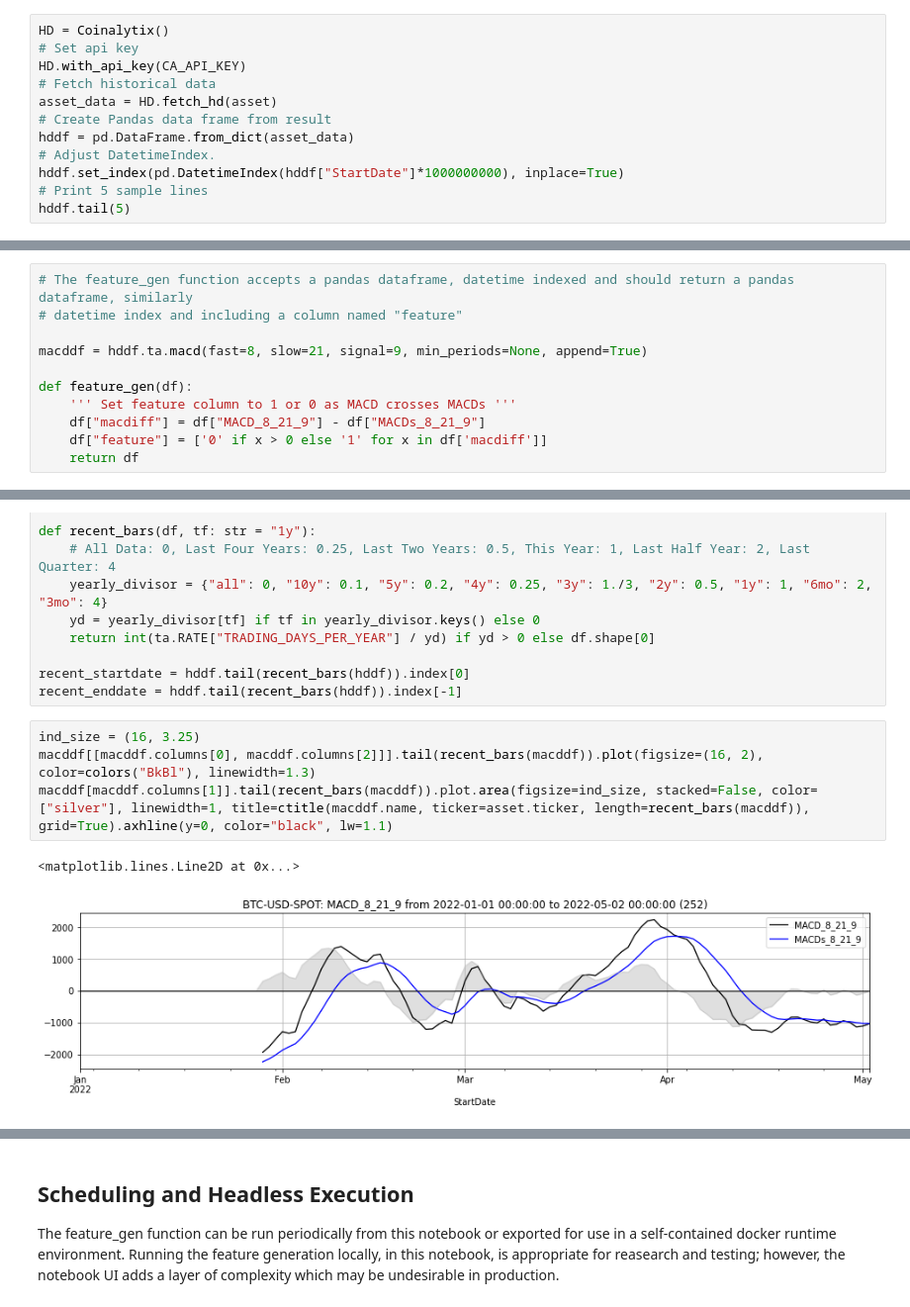
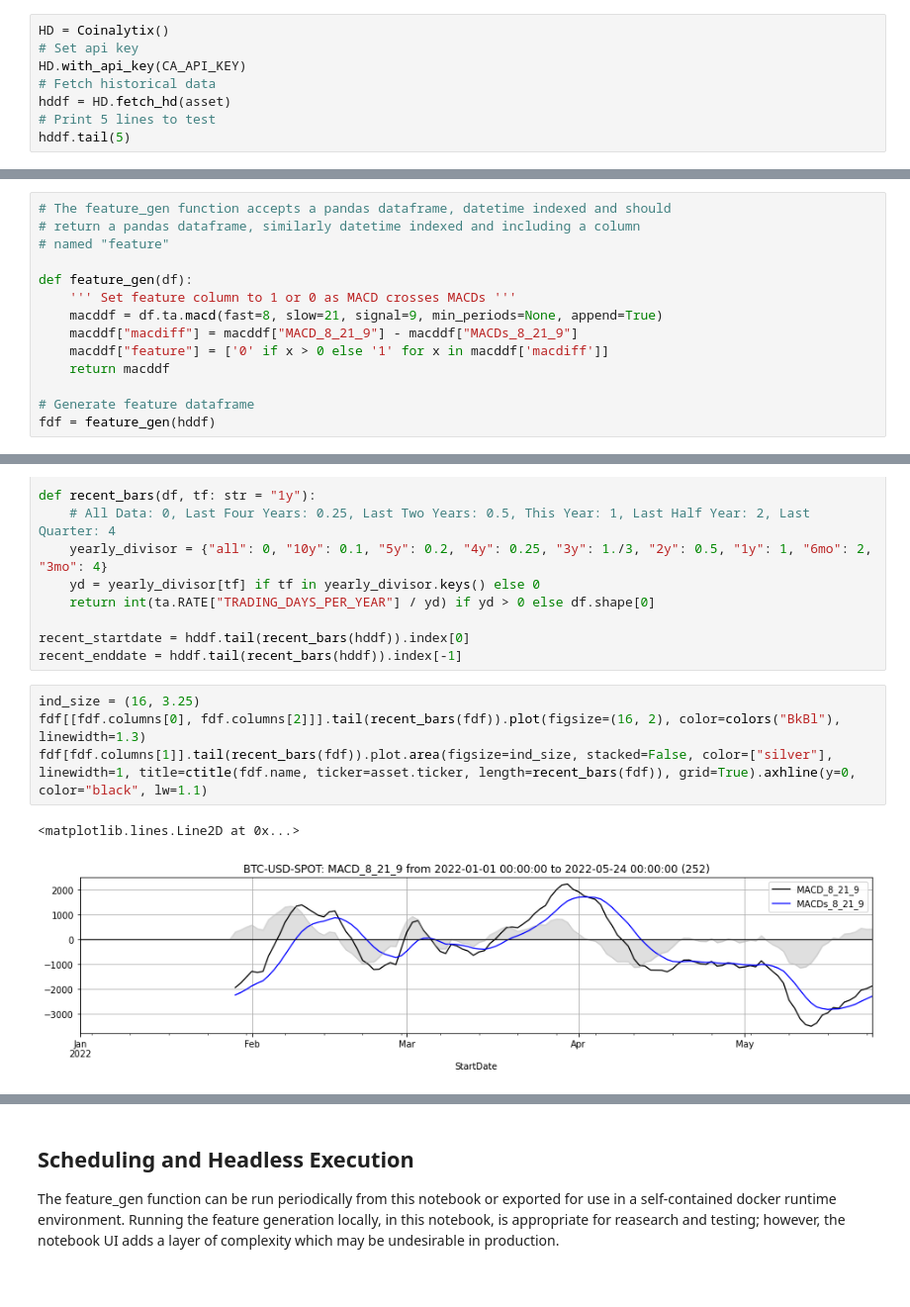
Before and after one commit to cyprigroup/jrapitest, a Jupyter notebook: JudgeResearchNotebooks/Feature_Tutorial.ipynb, the cells around one changed output, grey strips where cells are left out. Shown: that part at 99% size. Cells and saved outputs as stored; diff of their text form.

Commit message:
refactoring libraries to make thing simpler, adding live feature sending function

```diff
--- a/JudgeResearchNotebooks/Feature_Tutorial.ipynb
+++ b/JudgeResearchNotebooks/Feature_Tutorial.ipynb
@@ -74,12 +70,8 @@ HD = Coinalytix()
 # Set api key
 HD.with_api_key(CA_API_KEY)
 # Fetch historical data
-asset_data = HD.fetch_hd(asset)
-# Create Pandas data frame from result
-hddf = pd.DataFrame.from_dict(asset_data)
-# Adjust DatetimeIndex.
-hddf.set_index(pd.DatetimeIndex(hddf["StartDate"]*1000000000), inplace=True)
-# Print 5 sample lines
+hddf = HD.fetch_hd(asset)
+# Print 5 lines to test
 hddf.tail(5)
 # %% [output]
 |  | StartDate | Open | High | Low | Close |
@@ -92,16 +84,19 @@ hddf.tail(5)
 # %% [markdown]
 ## Create a Feature Generation Function
 # %%
-# The feature_gen function accepts a pandas dataframe, datetime indexed and should return a pandas dataframe, similarly
-# datetime index and including a column named "feature"
-
-macddf = hddf.ta.macd(fast=8, slow=21, signal=9, min_periods=None, append=True)
+# The feature_gen function accepts a pandas dataframe, datetime indexed and should
+# return a pandas dataframe, similarly datetime indexed and including a column
+# named "feature"
 
 def feature_gen(df):
     ''' Set feature column to 1 or 0 as MACD crosses MACDs '''
-    df["macdiff"] = df["MACD_8_21_9"] - df["MACDs_8_21_9"]
-    df["feature"] = ['0' if x > 0 else '1' for x in df['macdiff']]
-    return df
+    macddf = df.ta.macd(fast=8, slow=21, signal=9, min_periods=None, append=True)
+    macddf["macdiff"] = macddf["MACD_8_21_9"] - macddf["MACDs_8_21_9"]
+    macddf["feature"] = ['0' if x > 0 else '1' for x in macddf['macdiff']]
+    return macddf
+
+# Generate feature dataframe
+fdf = feature_gen(hddf)
 # %% [markdown]
 ## Research & Chart
 Analyze and chart your dependent and indepenent variables
@@ -119,9 +114,9 @@ recent_startdate = hddf.tail(recent_bars(hddf)).index[0]
 recent_enddate = hddf.tail(recent_bars(hddf)).index[-1]
 # %%
 ind_size = (16, 3.25)
-macddf[[macddf.columns[0], macddf.columns[2]]].tail(recent_bars(macddf)).plot(figsize=(16, 2), color=colors("BkBl"), linewidth=1.3)
-macddf[macddf.columns[1]].tail(recent_bars(macddf)).plot.area(figsize=ind_size, stacked=False, color=["silver"], linewidth=1, title=ctitle(macddf.name, ticker=asset.ticker, length=recent_bars(macddf)), grid=True).axhline(y=0, color="black", lw=1.1)
+fdf[[fdf.columns[0], fdf.columns[2]]].tail(recent_bars(fdf)).plot(figsize=(16, 2), color=colors("BkBl"), linewidth=1.3)
+fdf[fdf.columns[1]].tail(recent_bars(fdf)).plot.area(figsize=ind_size, stacked=False, color=["silver"], linewidth=1, title=ctitle(fdf.name, ticker=asset.ticker, length=recent_bars(fdf)), grid=True).axhline(y=0, color="black", lw=1.1)
 # %% [output]
 <matplotlib.lines.Line2D at 0x...>
-[figure, old version]
+[figure, new version]
 # %% [markdown]
```
Also changed, not shown: parts of 17 cells of this notebook, 2 other files.
